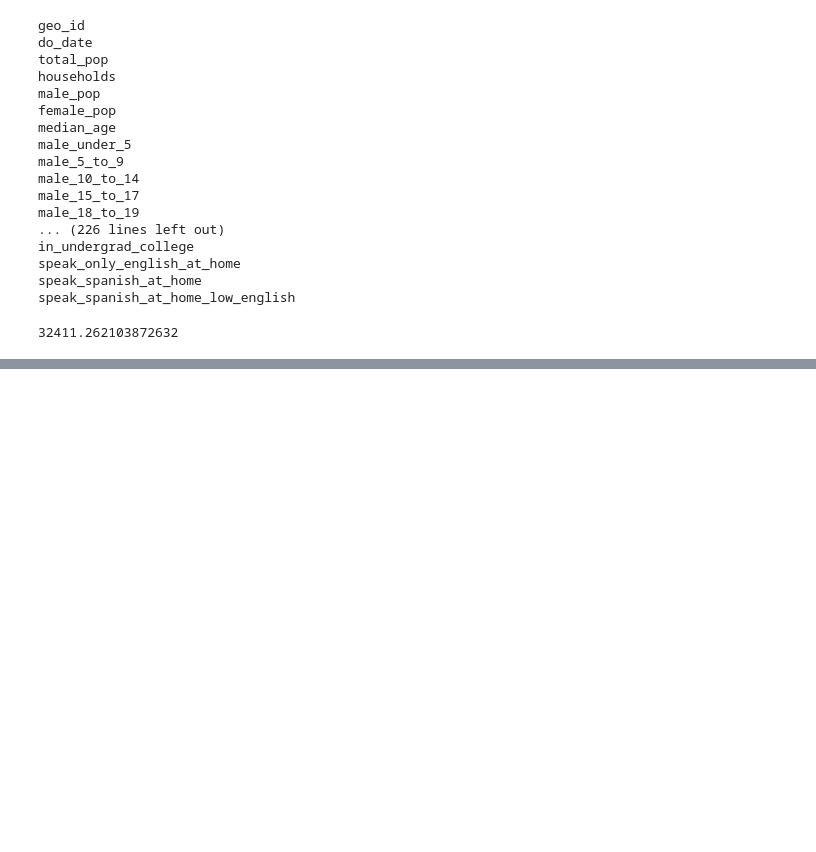
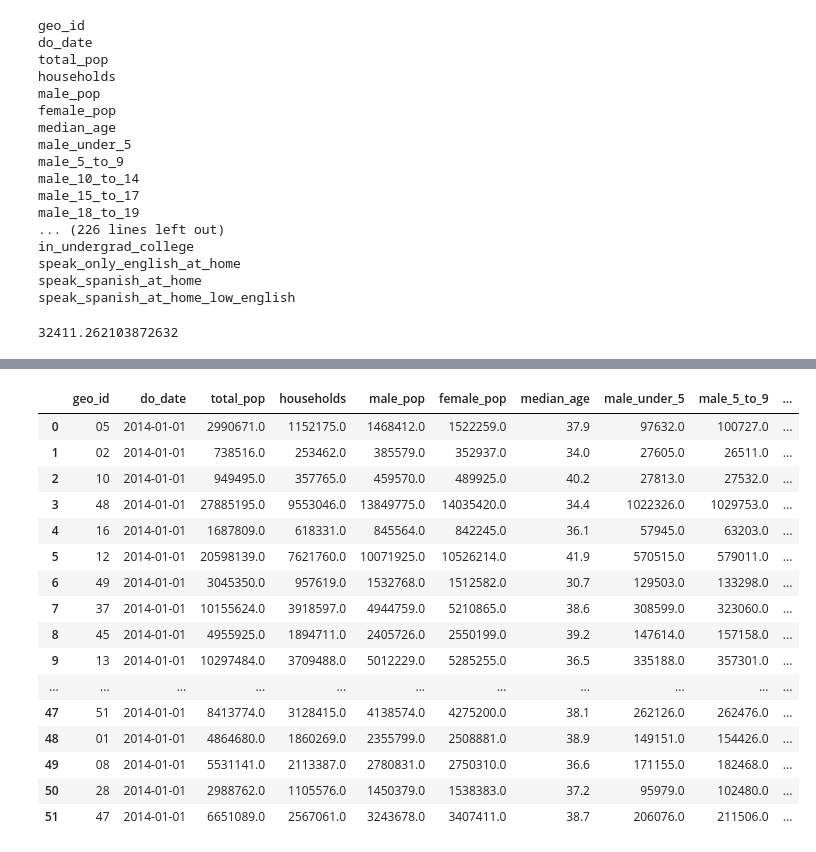
Before and after one commit to Yukti-K/7Park, a Jupyter notebook: Yukti/7park_state.ipynb, the cells around one changed output, grey strips where cells are left out. Cells and saved outputs as stored; diff of their text form; code cells hidden in the pictures; blank space fills up the shorter version.

```diff
--- a/Yukti/7park_state.ipynb
+++ b/Yukti/7park_state.ipynb
@@ -58,0 +143,20 @@ bins = [
+# %%
+state_2018_5yr
+# %% [output]
+|  | geo_id | do_date | total_pop | households | male_pop | female_pop | median_age | male_under_5 | male_5_to_9 | ... |
+| 0 | 05 | 2014-01-01 | 2990671.0 | 1152175.0 | 1468412.0 | 1522259.0 | 37.9 | 97632.0 | 100727.0 | ... |
+| 1 | 02 | 2014-01-01 | 738516.0 | 253462.0 | 385579.0 | 352937.0 | 34.0 | 27605.0 | 26511.0 | ... |
+| 2 | 10 | 2014-01-01 | 949495.0 | 357765.0 | 459570.0 | 489925.0 | 40.2 | 27813.0 | 27532.0 | ... |
+| 3 | 48 | 2014-01-01 | 27885195.0 | 9553046.0 | 13849775.0 | 14035420.0 | 34.4 | 1022326.0 | 1029753.0 | ... |
+| 4 | 16 | 2014-01-01 | 1687809.0 | 618331.0 | 845564.0 | 842245.0 | 36.1 | 57945.0 | 63203.0 | ... |
+| 5 | 12 | 2014-01-01 | 20598139.0 | 7621760.0 | 10071925.0 | 10526214.0 | 41.9 | 570515.0 | 579011.0 | ... |
+| 6 | 49 | 2014-01-01 | 3045350.0 | 957619.0 | 1532768.0 | 1512582.0 | 30.7 | 129503.0 | 133298.0 | ... |
+| 7 | 37 | 2014-01-01 | 10155624.0 | 3918597.0 | 4944759.0 | 5210865.0 | 38.6 | 308599.0 | 323060.0 | ... |
+| 8 | 45 | 2014-01-01 | 4955925.0 | 1894711.0 | 2405726.0 | 2550199.0 | 39.2 | 147614.0 | 157158.0 | ... |
+| 9 | 13 | 2014-01-01 | 10297484.0 | 3709488.0 | 5012229.0 | 5285255.0 | 36.5 | 335188.0 | 357301.0 | ... |
+| ... | ... | ... | ... | ... | ... | ... | ... | ... | ... | ... |
+| 47 | 51 | 2014-01-01 | 8413774.0 | 3128415.0 | 4138574.0 | 4275200.0 | 38.1 | 262126.0 | 262476.0 | ... |
+| 48 | 01 | 2014-01-01 | 4864680.0 | 1860269.0 | 2355799.0 | 2508881.0 | 38.9 | 149151.0 | 154426.0 | ... |
+| 49 | 08 | 2014-01-01 | 5531141.0 | 2113387.0 | 2780831.0 | 2750310.0 | 36.6 | 171155.0 | 182468.0 | ... |
+| 50 | 28 | 2014-01-01 | 2988762.0 | 1105576.0 | 1450379.0 | 1538383.0 | 37.2 | 95979.0 | 102480.0 | ... |
+| 51 | 47 | 2014-01-01 | 6651089.0 | 2567061.0 | 3243678.0 | 3407411.0 | 38.7 | 206076.0 | 211506.0 | ... |
```
Also changed, not shown: parts of 10 cells of this notebook, 2 other files.
